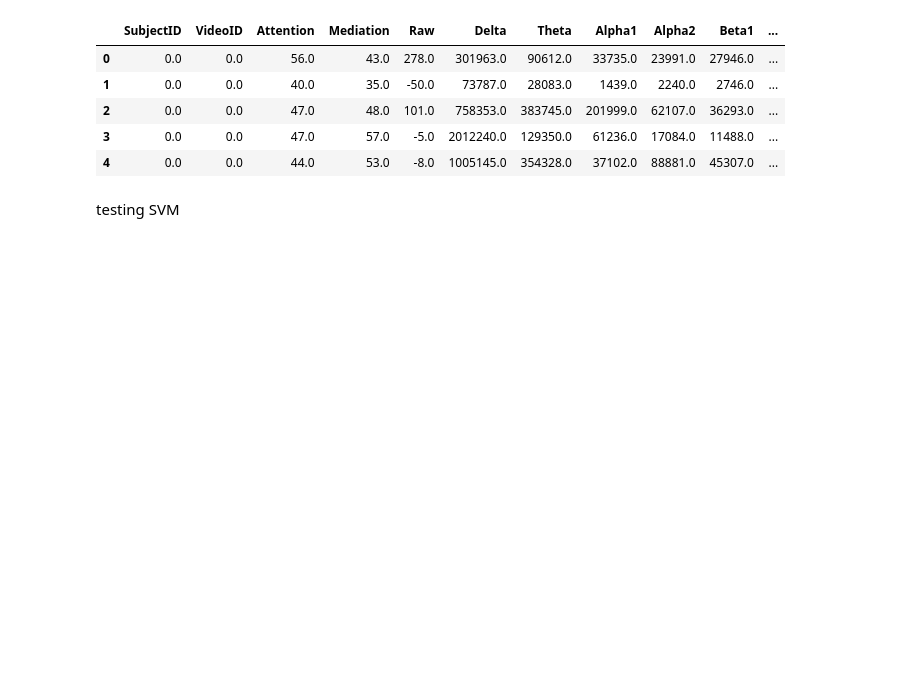
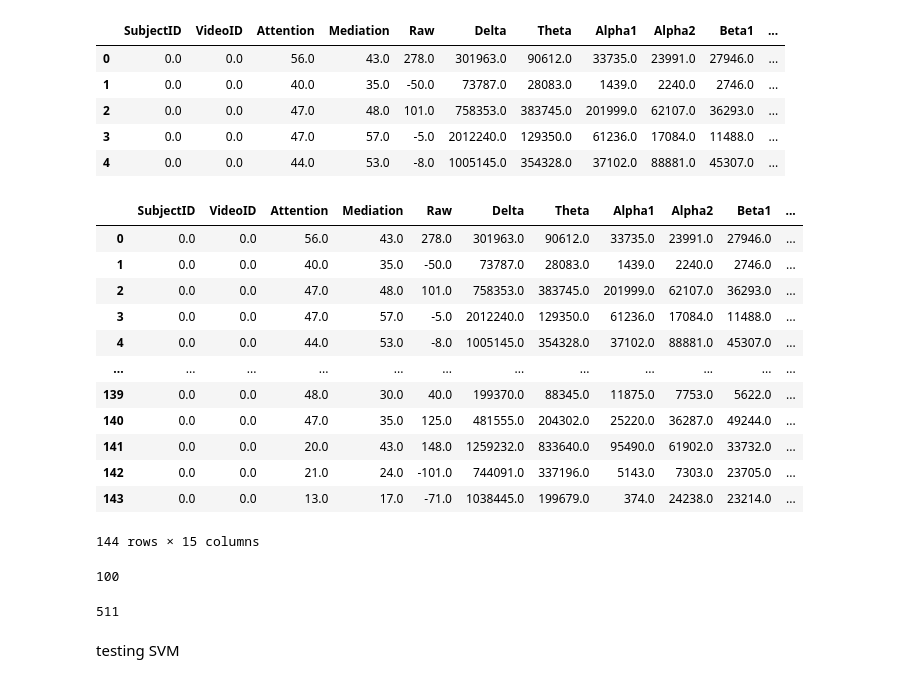
Before and after one commit to axie0927/COGS189-Project, a Jupyter notebook: model_training.ipynb, the cells around one changed output. Drawn from its saved outputs; the diff is of its cells as text; code cells hidden in the pictures; blank space fills up the shorter version.

Commit message:
fixed sublists

```diff
--- a/model_training.ipynb
+++ b/model_training.ipynb
@@ -22,6 +23,22 @@ df.head()
 | 2 | 0.0 | 0.0 | 47.0 | 48.0 | 101.0 | 758353.0 | 383745.0 | 201999.0 | 62107.0 | 36293.0 | ... |
 | 3 | 0.0 | 0.0 | 47.0 | 57.0 | -5.0 | 2012240.0 | 129350.0 | 61236.0 | 17084.0 | 11488.0 | ... |
 | 4 | 0.0 | 0.0 | 44.0 | 53.0 | -8.0 | 1005145.0 | 354328.0 | 37102.0 | 88881.0 | 45307.0 | ... |
+# %%
+df[(df['SubjectID'] ==0 ) & (df['VideoID'] == 0)]
+# %% [output]
+|  | SubjectID | VideoID | Attention | Mediation | Raw | Delta | Theta | Alpha1 | Alpha2 | Beta1 | ... |
+| 0 | 0.0 | 0.0 | 56.0 | 43.0 | 278.0 | 301963.0 | 90612.0 | 33735.0 | 23991.0 | 27946.0 | ... |
+| 1 | 0.0 | 0.0 | 40.0 | 35.0 | -50.0 | 73787.0 | 28083.0 | 1439.0 | 2240.0 | 2746.0 | ... |
+| 2 | 0.0 | 0.0 | 47.0 | 48.0 | 101.0 | 758353.0 | 383745.0 | 201999.0 | 62107.0 | 36293.0 | ... |
+| 3 | 0.0 | 0.0 | 47.0 | 57.0 | -5.0 | 2012240.0 | 129350.0 | 61236.0 | 17084.0 | 11488.0 | ... |
+| 4 | 0.0 | 0.0 | 44.0 | 53.0 | -8.0 | 1005145.0 | 354328.0 | 37102.0 | 88881.0 | 45307.0 | ... |
+| ... | ... | ... | ... | ... | ... | ... | ... | ... | ... | ... | ... |
+| 139 | 0.0 | 0.0 | 48.0 | 30.0 | 40.0 | 199370.0 | 88345.0 | 11875.0 | 7753.0 | 5622.0 | ... |
+| 140 | 0.0 | 0.0 | 47.0 | 35.0 | 125.0 | 481555.0 | 204302.0 | 25220.0 | 36287.0 | 49244.0 | ... |
+| 141 | 0.0 | 0.0 | 20.0 | 43.0 | 148.0 | 1259232.0 | 833640.0 | 95490.0 | 61902.0 | 33732.0 | ... |
+| 142 | 0.0 | 0.0 | 21.0 | 24.0 | -101.0 | 744091.0 | 337196.0 | 5143.0 | 7303.0 | 23705.0 | ... |
+| 143 | 0.0 | 0.0 | 13.0 | 17.0 | -71.0 | 1038445.0 | 199679.0 | 374.0 | 24238.0 | 23214.0 | ... |
+144 rows × 15 columns
 # %%
 # split into usable x and y
 feats = ['Raw','Delta','Theta','Alpha1','Alpha2','Beta1','Beta2','Gamma1','Gamma2']
@@ -34,0 +49,4 @@ sublist_feats = [a[i:j] for i in range(len(a)) for j in range(i + 1, len(a) + 1)
+# %%
+len(X)
+# %% [output]
+100
@@ -35,3 +72,7 @@ sublist_feats = [a[i:j] for i in range(len(a)) for j in range(i + 1, len(a) + 1)
+# %%
+len(sublist_feats)
+# %% [output]
+511
 # %%
 # train test split, 60/20/20 train/val/test
 X_train, X_test, y_train, y_test = train_test_split(X, y, test_size=0.20, random_state=42)
```
Also changed, not shown: parts of 8 cells of this notebook.
